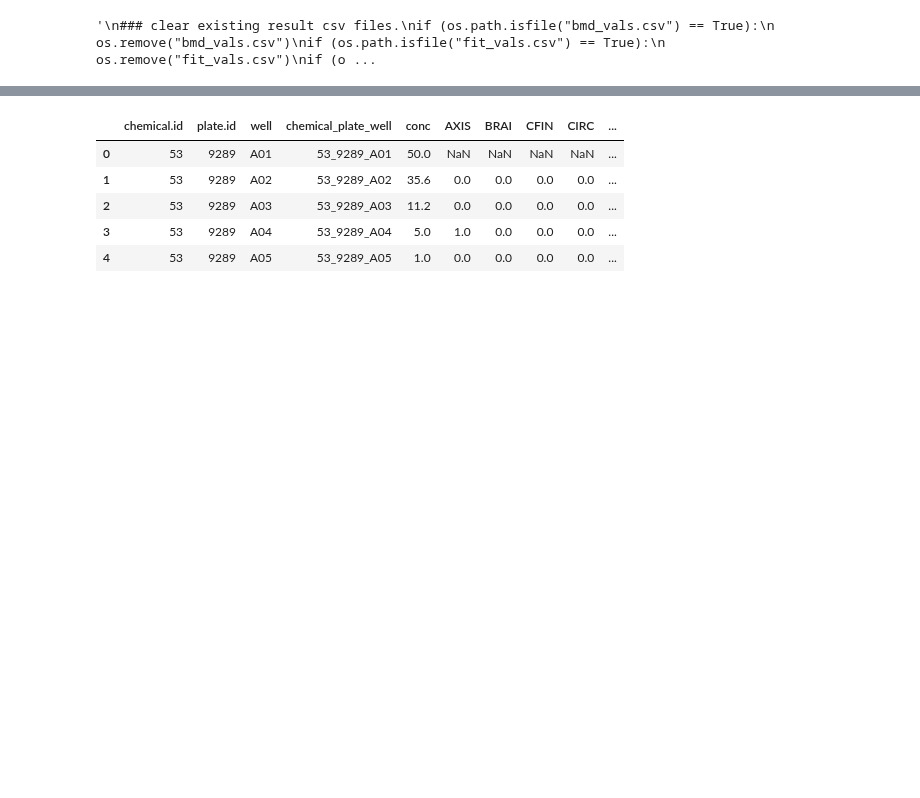
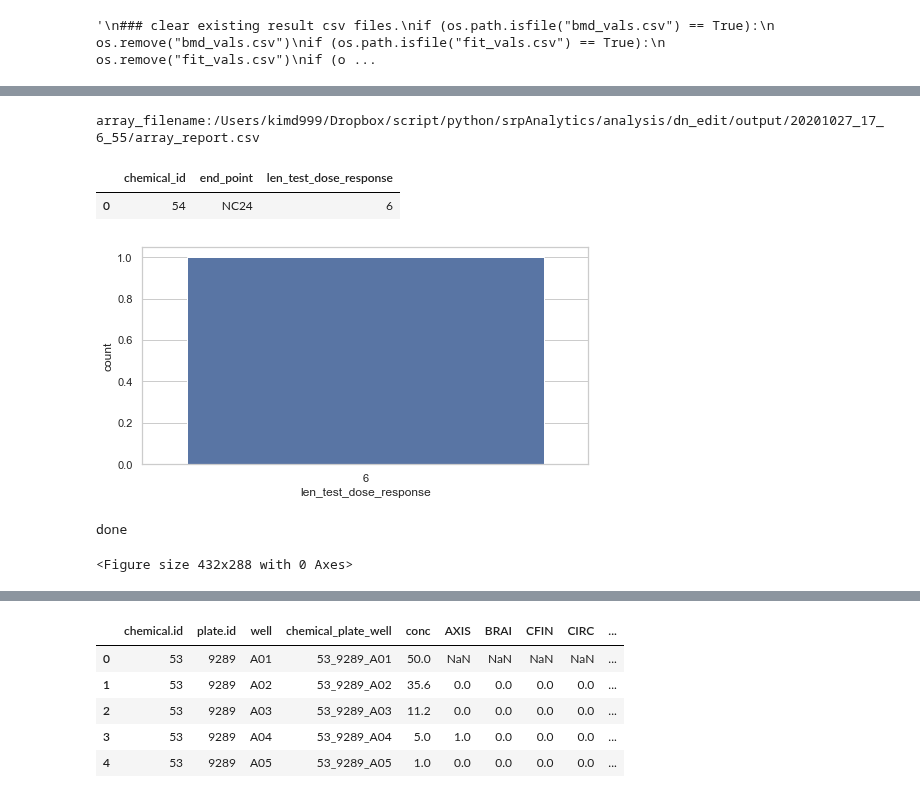
Before and after one commit to PNNL-CompBio/srpAnalytics, a Jupyter notebook: analysis/dn_edit/Main_Wrapper_BMD_Analysis_DN.ipynb, the cells around one changed output, grey strips where cells are left out. Saved outputs shown, nothing was run; the diff lists cells and outputs as text; code cells hidden in the pictures; blank space fills up the shorter version.

```diff
--- a/analysis/dn_edit/Main_Wrapper_BMD_Analysis_DN.ipynb
+++ b/analysis/dn_edit/Main_Wrapper_BMD_Analysis_DN.ipynb
@@ -179,0 +222,23 @@ output_folder_abs_path:/Users/kimd999/Dropbox/script/python/srpAnalytics/analysi
+# %%
+'''
+# saved working code
+# works great
+sns.set_theme(style="whitegrid")
+print ("array_filename:"+str(array_filename))
+array_report_data = pd.read_csv(array_filename, index_col=None)
+display(array_report_data.head())
+#ax = sns.barplot(x="end_point", y="len_test_dose_response", data=array_report_data)
+
+ds = pd.Series({"Column": array_report_data["len_test_dose_response"]})
+plt.figure(figsize=(8,4))
+sns.countplot(x="Column", data=ds)
+plt.show()
+print ("done")
+'''
+# %% [output]
+array_filename:/Users/kimd999/Dropbox/script/python/srpAnalytics/analysis/dn_edit/output/20201027_17_6_55/array_report.csv
+|  | chemical_id | end_point | len_test_dose_response |
+| 0 | 54 | NC24 | 6 |
+[figure, added]
+done
+<Figure size 432x288 with 0 Axes>
```
Also changed, not shown: parts of 7 cells of this notebook, 7 other files.
